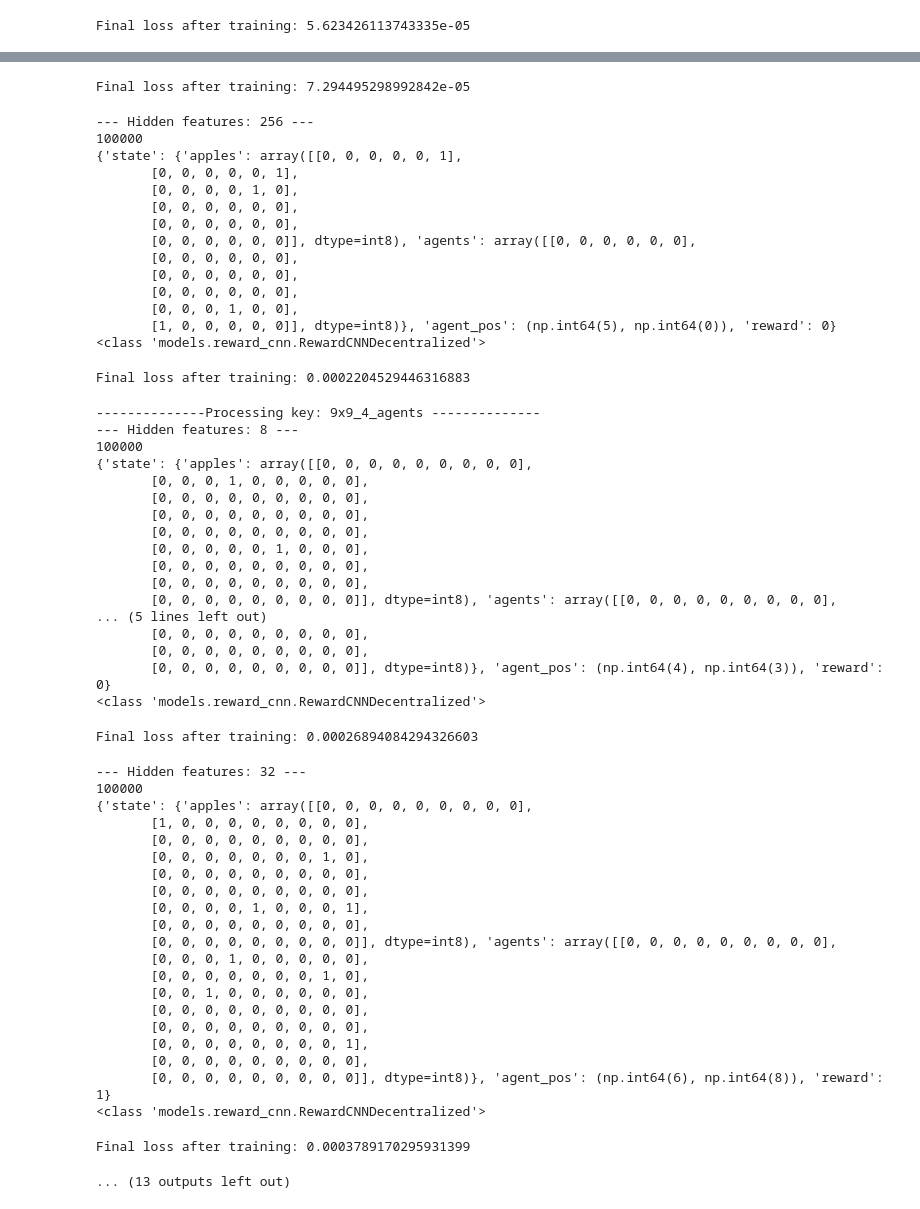
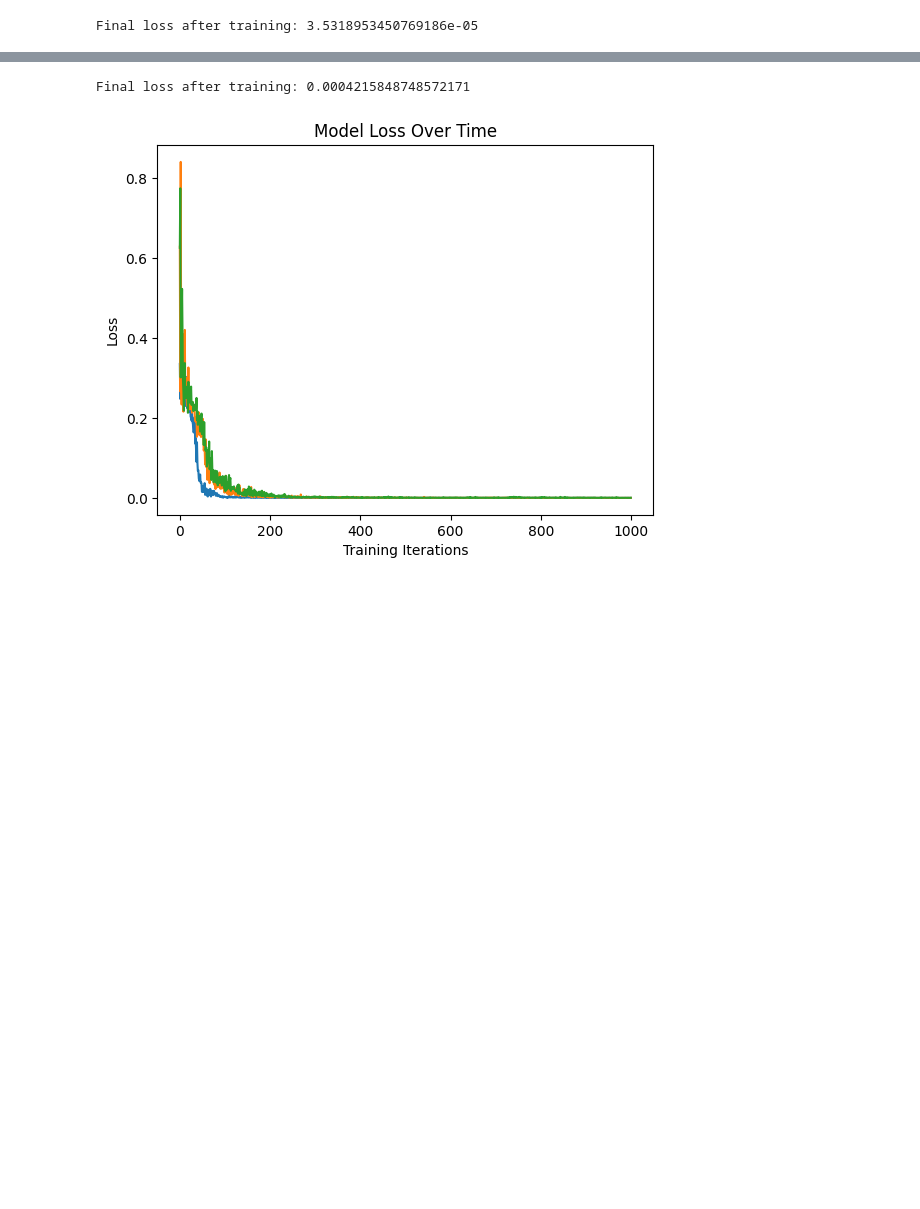
Before and after one commit to KirillUtyashev/orchard-action-market, a Jupyter notebook: notebooks/main_3_graphs_cnn_decentralized.ipynb, the cells around one changed output, grey strips where cells are left out. Saved outputs shown, nothing was run; the diff lists cells and outputs as text; code cells hidden in the pictures; blank space fills up the shorter version.

```diff
--- a/notebooks/main_3_graphs_cnn_decentralized.ipynb
+++ b/notebooks/main_3_graphs_cnn_decentralized.ipynb
@@ -42,7 +42,7 @@ from tqdm import tqdm
 
 
 keys=list(all_data.keys())
-hidden_dim = [8, 32, 64, 256]
+hidden_dim = [128]
 print(f"Available keys in dataset: {keys}")
 p_pick_apple = 0.5
 # %% [output]
@@ -156,6 +155,7 @@ for key in keys:
         print(f"Final loss after training: {model.loss_history[-1]}")
 
         # plot model loss
+        plt.figure(figsize=(8, 6))
         plt.plot(model.loss_history)
         plt.xlabel("Training Iterations")
         plt.ylabel("Loss")
@@ -165,9 +165,8 @@ for key in keys:
 
 
 
-        # --- Configuration (should match the trained model) ---
+        ########################## TEST LOOP #########################
         num_test_episodes = len(state_agentpos_reward_TEST)
-        # --- Test Loop (no training here!) ---
         num_correct = 0
         num_correct_when_reward_negative = 0
         num_correct_when_reward_0 = 0
@@ -176,7 +175,7 @@ for key in keys:
         num_zero_predictions = 0
         num_positive_predictions = 0
         tol = 10e-2
-        for i in tqdm(range(num_test_episodes), leave=False):
+        for i in tqdm(range(num_test_episodes), desc="Testing"):
             picker_id = pick_agent_uniformly(NUM_ACTING_AGENTS)
 
             assert(picker_id == 0)
@@ -187,7 +186,7 @@ for key in keys:
             agent_positions = get_agent_positions(state_agentpos_reward_TEST[i]["state"]["agents"],
                                                   state_agentpos_reward_TEST[i]["agent_pos"], picker_id)
 
-            picked =  state_agentpos_reward_TRAIN[i]["reward"] != 0
+            picked =  state_agentpos_reward_TEST[i]["reward"] != 0
 
             assert np.array_equal(agent_positions[picker_id], apple_pos)
             reward_vector = generate_reward_vector(picker_id, agent_positions, apple_pos, picked)
@@ -211,7 +210,8 @@ for key in keys:
                 if error < tol:
                     num_correct += 1
 
-        accuracy = num_correct / (num_test_episodem ns * NUM_AGENTS)
+        accuracy = num_correct / (num_test_episodes * NUM_AGENTS)
+        print(f"Accuracy over {num_test_episodes} test episodes and {NUM_AGENTS} agents: {accuracy*100:.2f}%")
         accuracies.append(accuracy)
         # save the accuracies for this key to a file as raw data
     filename = OUT_DIR / f"cnn_decentralized_accuracies_1acting_{key}.txt"
@@ -250,2 +253,2 @@ Final loss after training: 0.00016415523714385927
 <class 'models.reward_cnn.RewardCNNDecentralized'>
-Final loss after training: 5.623426113743335e-05
+Final loss after training: 3.5318953450769186e-05
@@ -265,60 +271,6 @@ Final loss after training: 5.623426113743335e-05
 <class 'models.reward_cnn.RewardCNNDecentralized'>
-Final loss after training: 7.294495298992842e-05
+Final loss after training: 0.0004215848748572171
---- Hidden features: 256 ---
-100000
-{'state': {'apples': array([[0, 0, 0, 0, 0, 1],
-       [0, 0, 0, 0, 0, 1],
-       [0, 0, 0, 0, 1, 0],
-       [0, 0, 0, 0, 0, 0],
-       [0, 0, 0, 0, 0, 0],
-       [0, 0, 0, 0, 0, 0]], dtype=int8), 'agents': array([[0, 0, 0, 0, 0, 0],
-       [0, 0, 0, 0, 0, 0],
-       [0, 0, 0, 0, 0, 0],
-       [0, 0, 0, 0, 0, 0],
-       [0, 0, 0, 1, 0, 0],
-       [1, 0, 0, 0, 0, 0]], dtype=int8)}, 'agent_pos': (np.int64(5), np.int64(0)), 'reward': 0}
-<class 'models.reward_cnn.RewardCNNDecentralized'>
-Final loss after training: 0.0002204529446316883
---------------Processing key: 9x9_4_agents --------------
---- Hidden features: 8 ---
-100000
-{'state': {'apples': array([[0, 0, 0, 0, 0, 0, 0, 0, 0],
-       [0, 0, 0, 1, 0, 0, 0, 0, 0],
-       [0, 0, 0, 0, 0, 0, 0, 0, 0],
-       [0, 0, 0, 0, 0, 0, 0, 0, 0],
-       [0, 0, 0, 0, 0, 0, 0, 0, 0],
-       [0, 0, 0, 0, 0, 1, 0, 0, 0],
-       [0, 0, 0, 0, 0, 0, 0, 0, 0],
-       [0, 0, 0, 0, 0, 0, 0, 0, 0],
-       [0, 0, 0, 0, 0, 0, 0, 0, 0]], dtype=int8), 'agents': array([[0, 0, 0, 0, 0, 0, 0, 0, 0],
-... (5 lines left out)
-       [0, 0, 0, 0, 0, 0, 0, 0, 0],
-       [0, 0, 0, 0, 0, 0, 0, 0, 0],
-       [0, 0, 0, 0, 0, 0, 0, 0, 0]], dtype=int8)}, 'agent_pos': (np.int64(4), np.int64(3)), 'reward': 0}
-<class 'models.reward_cnn.RewardCNNDecentralized'>
-Final loss after training: 0.00026894084294326603
---- Hidden features: 32 ---
-100000
-{'state': {'apples': array([[0, 0, 0, 0, 0, 0, 0, 0, 0],
-       [1, 0, 0, 0, 0, 0, 0, 0, 0],
-       [0, 0, 0, 0, 0, 0, 0, 0, 0],
-       [0, 0, 0, 0, 0, 0, 0, 1, 0],
-       [0, 0, 0, 0, 0, 0, 0, 0, 0],
-       [0, 0, 0, 0, 0, 0, 0, 0, 0],
-       [0, 0, 0, 0, 1, 0, 0, 0, 1],
-       [0, 0, 0, 0, 0, 0, 0, 0, 0],
-       [0, 0, 0, 0, 0, 0, 0, 0, 0]], dtype=int8), 'agents': array([[0, 0, 0, 0, 0, 0, 0, 0, 0],
-       [0, 0, 0, 1, 0, 0, 0, 0, 0],
-       [0, 0, 0, 0, 0, 0, 0, 1, 0],
-       [0, 0, 1, 0, 0, 0, 0, 0, 0],
-       [0, 0, 0, 0, 0, 0, 0, 0, 0],
-       [0, 0, 0, 0, 0, 0, 0, 0, 0],
-       [0, 0, 0, 0, 0, 0, 0, 0, 1],
-       [0, 0, 0, 0, 0, 0, 0, 0, 0],
-       [0, 0, 0, 0, 0, 0, 0, 0, 0]], dtype=int8)}, 'agent_pos': (np.int64(6), np.int64(8)), 'reward': 1}
-<class 'models.reward_cnn.RewardCNNDecentralized'>
-Final loss after training: 0.0003789170295931399
-... (13 outputs left out)
+[figure, added]
 # %%
 import json
 from models.reward_network import RewardNetwork
```
Also changed, not shown: parts of 3 cells of this notebook, 7 other files.
